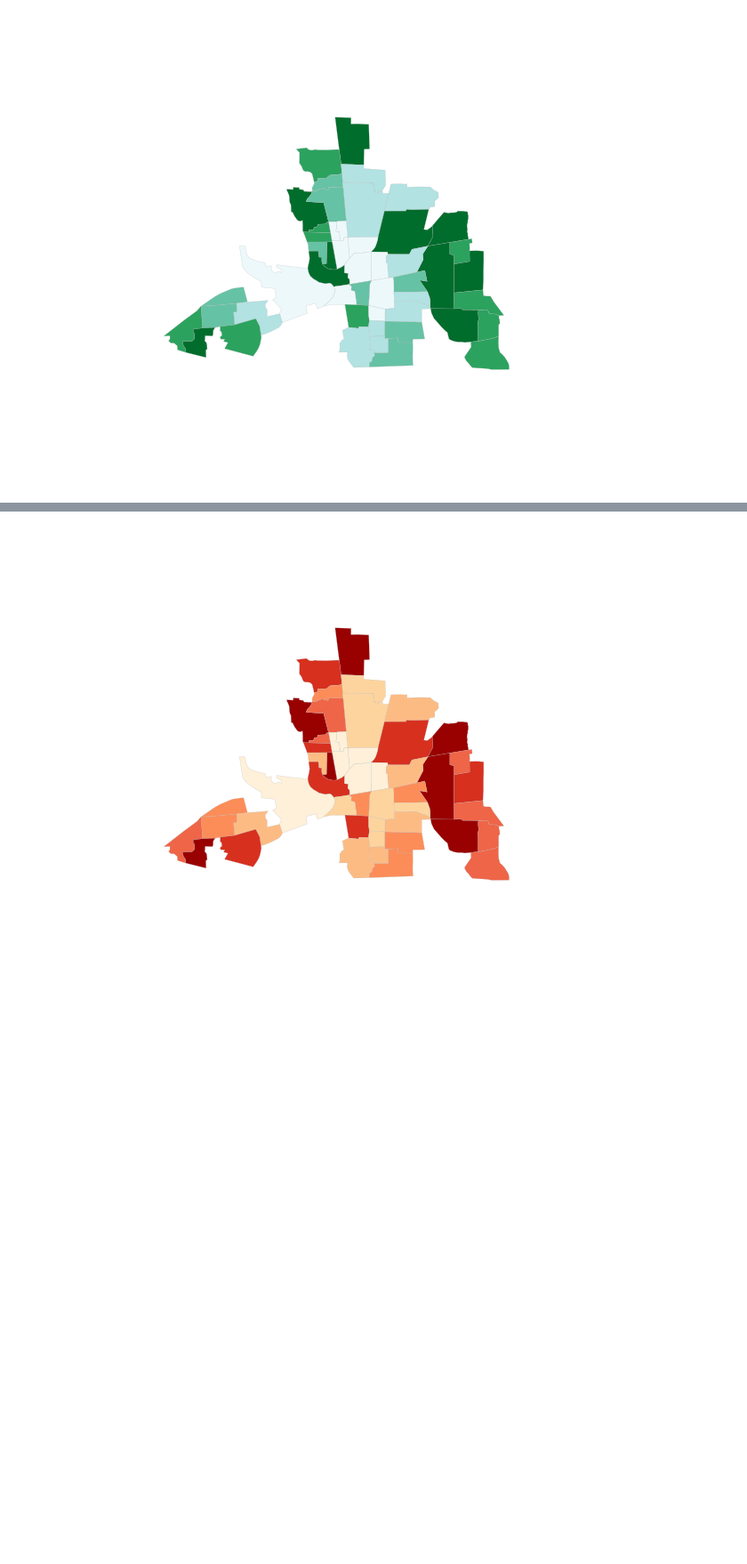
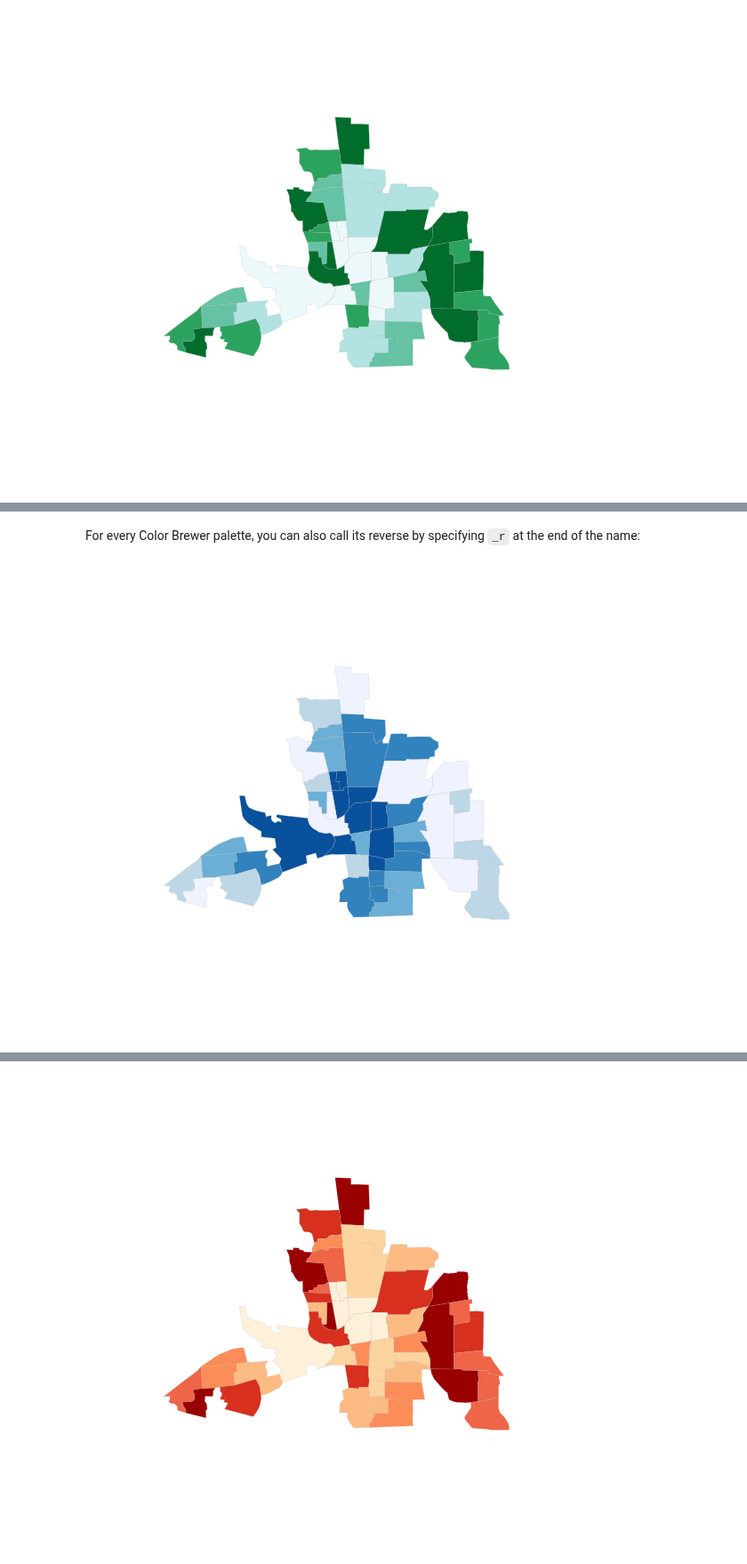
Before and after one commit to pysal/splot, a Jupyter notebook: geotable_plot.ipynb, the cells around one changed output, grey strips where cells are left out. Shown at 89% size. Saved outputs shown, nothing was run; the diff lists cells and outputs as text; code cells hidden in the pictures; blank space fills up the shorter version.

```diff
--- a/geotable_plot.ipynb
+++ b/geotable_plot.ipynb
@@ -98,0 +83,6 @@ maps.geoplot(db, 'HOVAL')
+# %% [markdown]
+For every Color Brewer palette, you can also call its reverse by specifying `_r` at the end of the name:
+# %%
+maps.geoplot(db, 'HOVAL', palette='Blues_r')
+# %% [output]
+[figure, added]
```
Also changed, not shown: parts of 22 cells of this notebook, 2 other files.
